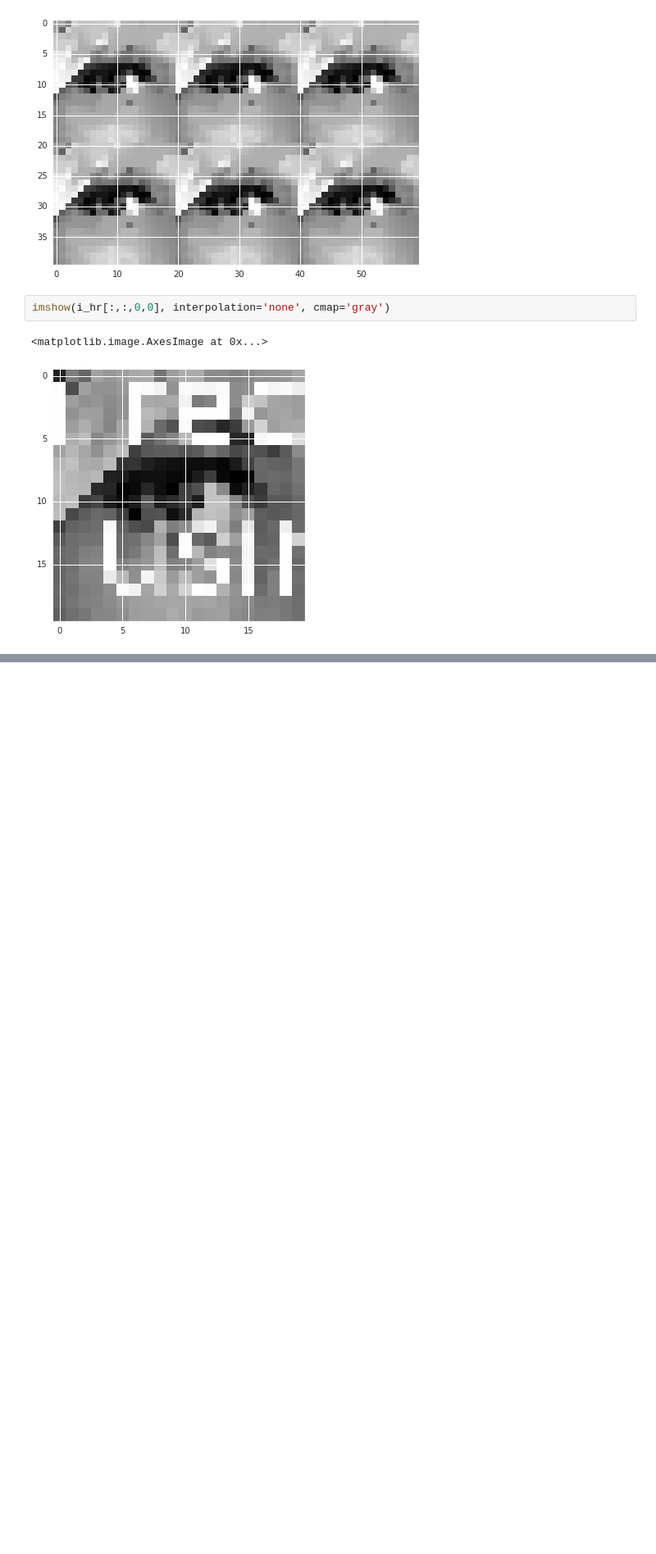
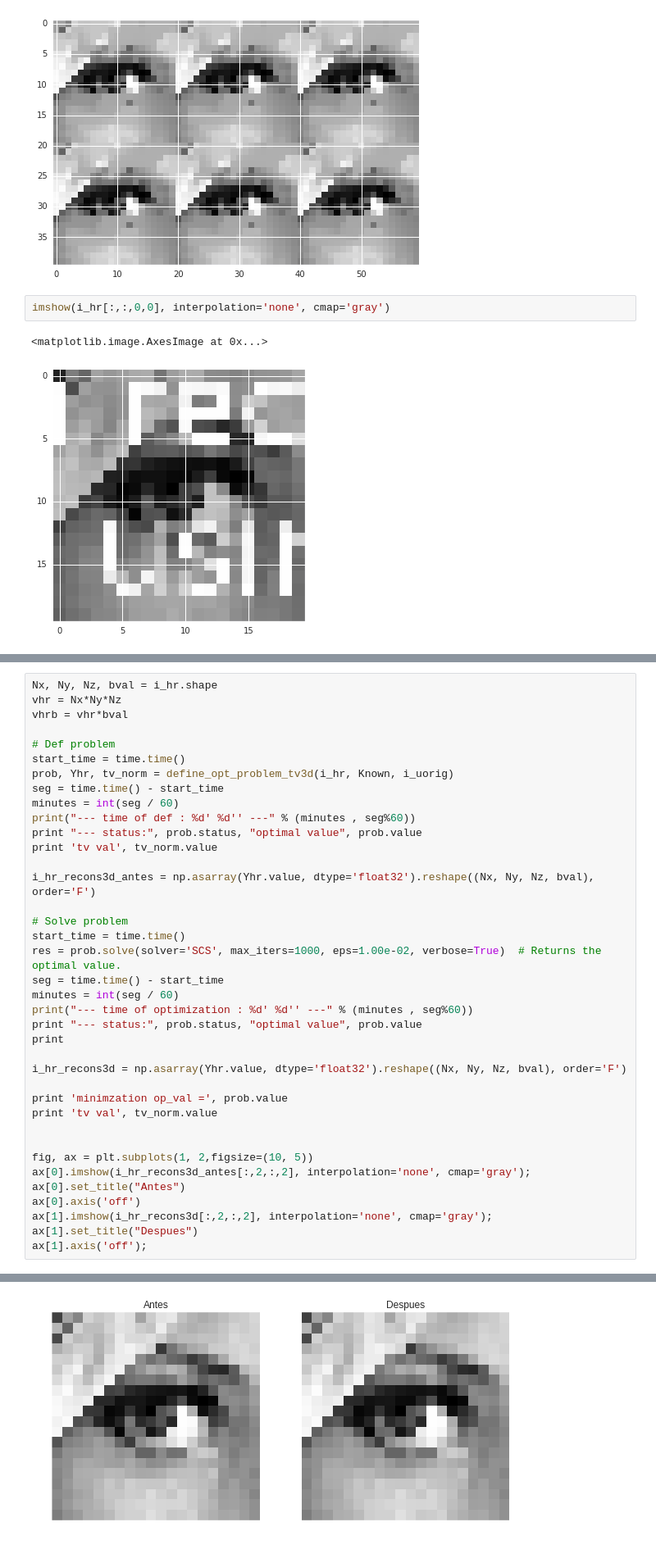
Before and after one commit to egomezsumma/iqt, a Jupyter notebook: TV norm Test.ipynb, the cells around one changed output, grey strips where cells are left out. Shown at 82% size. Saved outputs shown, nothing was run; the diff lists cells and outputs as text; blank space fills up the shorter version.

```diff
--- a/TV norm Test.ipynb
+++ b/TV norm Test.ipynb
@@ -360,0 +622,39 @@ imshow(i_hr[:,:,0,0], interpolation='none', cmap='gray')
+# %%
+Nx, Ny, Nz, bval = i_hr.shape
+vhr = Nx*Ny*Nz
+vhrb = vhr*bval
+
+# Def problem
+start_time = time.time()
+prob, Yhr, tv_norm = define_opt_problem_tv3d(i_hr, Known, i_uorig)
+seg = time.time() - start_time
+minutes = int(seg / 60)
+print("--- time of def : %d' %d'' ---" % (minutes , seg%60))
+print "--- status:", prob.status, "optimal value", prob.value
+print 'tv val', tv_norm.value
+
+i_hr_recons3d_antes = np.asarray(Yhr.value, dtype='float32').reshape((Nx, Ny, Nz, bval), order='F')
+
+# Solve problem
+start_time = time.time()
+res = prob.solve(solver='SCS', max_iters=1000, eps=1.00e-02, verbose=True)  # Returns the optimal value.
+seg = time.time() - start_time
+minutes = int(seg / 60)
+print("--- time of optimization : %d' %d'' ---" % (minutes , seg%60))
+print "--- status:", prob.status, "optimal value", prob.value
+print
+
+i_hr_recons3d = np.asarray(Yhr.value, dtype='float32').reshape((Nx, Ny, Nz, bval), order='F')
+
+print 'minimzation op_val =', prob.value
+print 'tv val', tv_norm.value
+
+
+fig, ax = plt.subplots(1, 2,figsize=(10, 5))
+ax[0].imshow(i_hr_recons3d_antes[:,2,:,2], interpolation='none', cmap='gray');
+ax[0].set_title("Antes")
+ax[0].axis('off')
+ax[1].imshow(i_hr_recons3d[:,2,:,2], interpolation='none', cmap='gray');
+ax[1].set_title("Despues")
+ax[1].axis('off');
+# %% [output]
@@ -360,0 +678 @@ imshow(i_hr[:,:,0,0], interpolation='none', cmap='gray')
+[figure, added]
```
Also changed, not shown: parts of 19 cells of this notebook, 2 other files.
